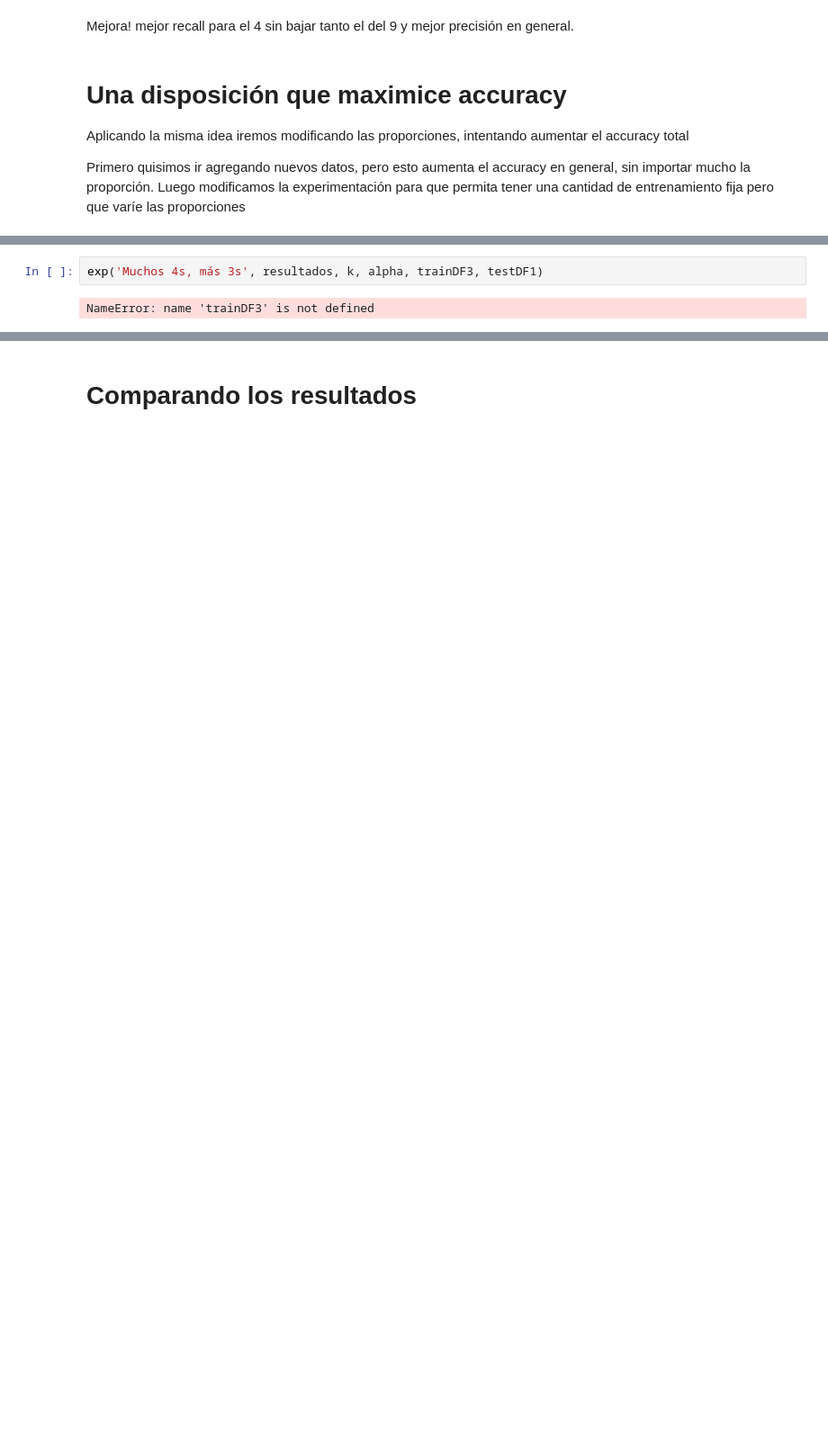
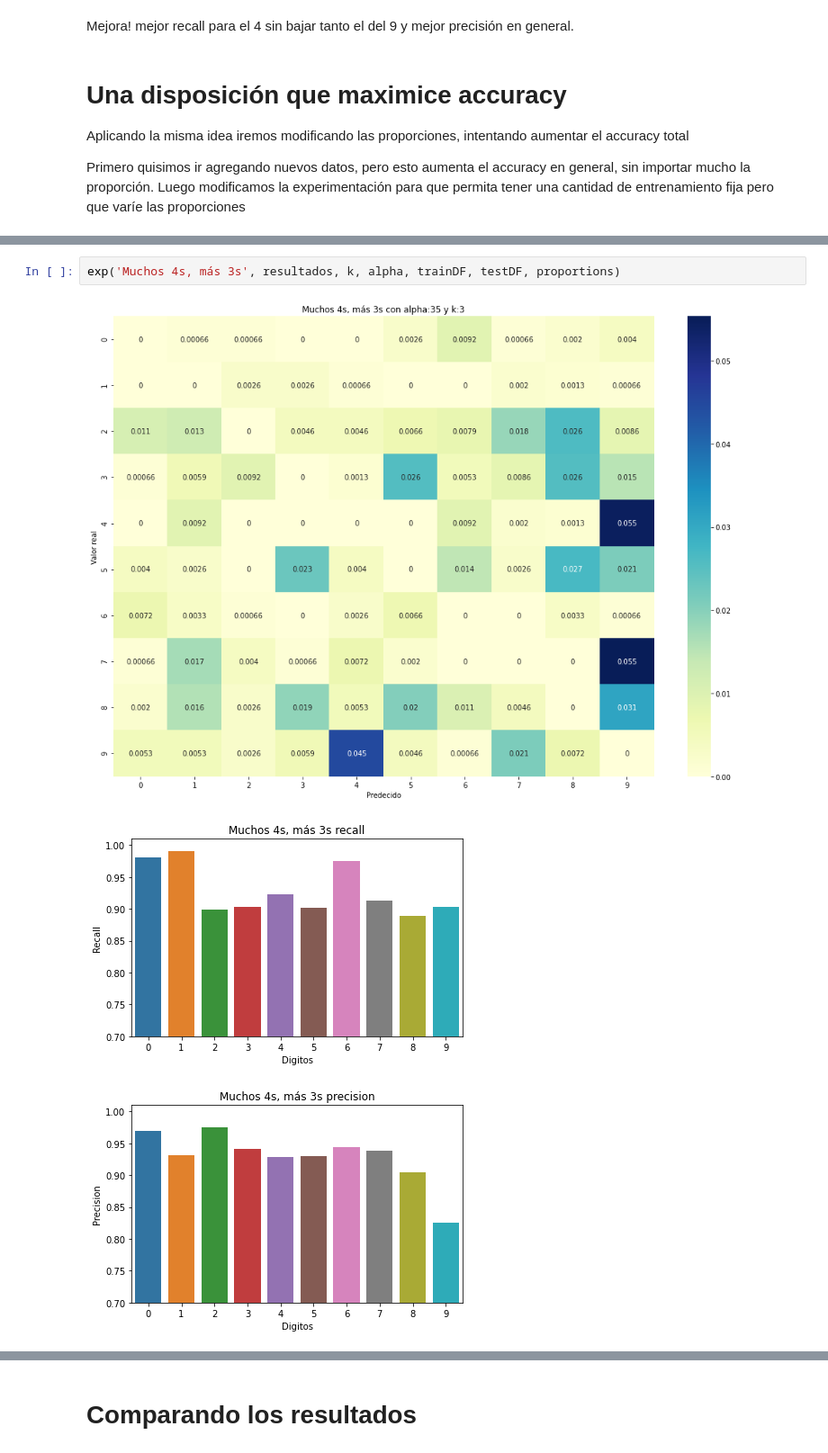
Before and after one commit to fzanollo/metodos-num, a Jupyter notebook: tp2/notebooks/balanceo.ipynb, the cells around one changed output, grey strips where cells are left out. Shown at 90% size. Cells and saved outputs as stored; diff of their text form; blank space fills up the shorter version.

```diff
--- a/tp2/notebooks/balanceo.ipynb
+++ b/tp2/notebooks/balanceo.ipynb
@@ -251,8 +275,10 @@ print(trainDF["label"].value_counts(normalize=True))
 Name: label, dtype: float64
 # %%
-exp('Muchos 4s, más 3s', resultados, k, alpha, trainDF3, testDF1)
+exp('Muchos 4s, más 3s', resultados, k, alpha, trainDF, testDF, proportions)
 # %% [output]
-NameError: name 'trainDF3' is not defined
+[figure, added]
+[figure, added]
+[figure, added]
 # %%
 proportions = [0.087]*10
 proportions[4] = 0.15
```
Also changed, not shown: parts of 27 cells of this notebook, 1 other file.
